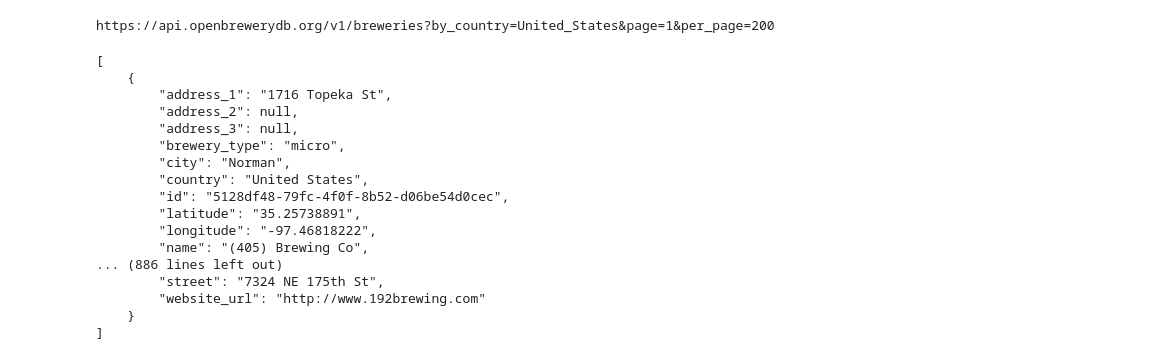
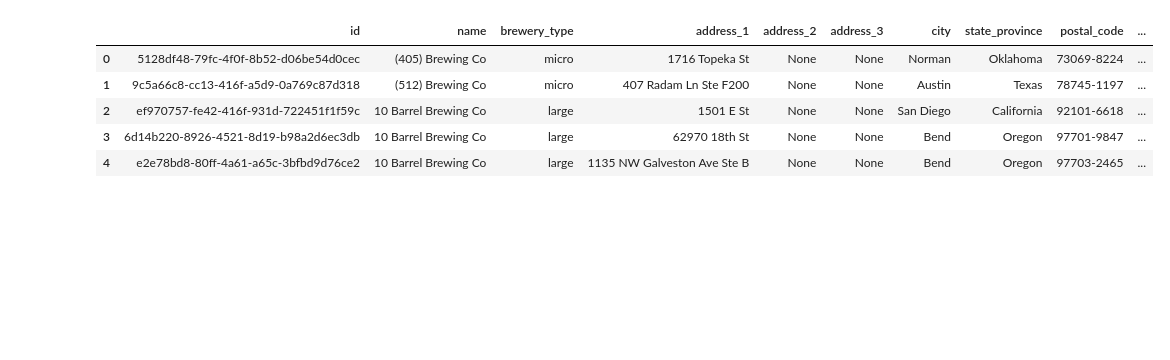
Before and after one commit to rpatel9877/project1, a Jupyter notebook: vicky_lasota/vicky_lasota.ipynb, the cells around one changed output. Cells and saved outputs as stored; diff of their text form; code cells hidden in the pictures; blank space fills up the shorter version.

```diff
--- a/vicky_lasota/vicky_lasota.ipynb
+++ b/vicky_lasota/vicky_lasota.ipynb
@@ -11,40 +14,41 @@ import scipy.stats as st
-# %%
-# URL for GET requests to retrieve brewery data
-base_url = 'https://api.openbrewerydb.org/v1/breweries?'
-
-country = 'United_States'
-
-page = '1'
-
-query_url = base_url + "by_country="+ country + "&page="+ page + "&per_page=200"
-
-#https://api.openbrewerydb.org/v1/breweries?by_country=United_States&page=1&per_page=200
-
-print(query_url)
-# %% [output]
-https://api.openbrewerydb.org/v1/breweries?by_country=United_States&page=1&per_page=200
+# %%
+# URL for GET requests to retrieve brewery data
+base_url = 'https://api.openbrewerydb.org/v1/breweries?by_country=United_States'
+
+#example of the url for the first page
+#https://api.openbrewerydb.org/v1/breweries?by_country=United_States&page=1&per_page=200
+#query_url = base_url + "&page="+ page + "&per_page=200"
+
+# Define an empty list to fetch the page data for each set of data
+brewery_data = []
+
+# Loop through the pages to get all the data
+for page in range(1, 156):
+    query_url = base_url + "&page="+ str(page) + "&per_page=200"
+    response = requests.get(query_url).json()
+    brewery_data.append(response)
+
+# Create a list of all the breweries
+breweries = []
+for page in brewery_data:
+    for brewery in page:
+        breweries.append(brewery)
+
+# Create a dataframe from the list of breweries
+breweries_df = pd.DataFrame(breweries)
+
+breweries_df.head()
+# %% [output]
+|  | id | name | brewery_type | address_1 | address_2 | address_3 | city | state_province | postal_code | ... |
+| 0 | 5128df48-79fc-4f0f-8b52-d06be54d0cec | (405) Brewing Co | micro | 1716 Topeka St | None | None | Norman | Oklahoma | 73069-8224 | ... |
+| 1 | 9c5a66c8-cc13-416f-a5d9-0a769c87d318 | (512) Brewing Co | micro | 407 Radam Ln Ste F200 | None | None | Austin | Texas | 78745-1197 | ... |
+| 2 | ef970757-fe42-416f-931d-722451f1f59c | 10 Barrel Brewing Co | large | 1501 E St | None | None | San Diego | California | 92101-6618 | ... |
+| 3 | 6d14b220-8926-4521-8d19-b98a2d6ec3db | 10 Barrel Brewing Co | large | 62970 18th St | None | None | Bend | Oregon | 97701-9847 | ... |
+| 4 | e2e78bd8-80ff-4a61-a65c-3bfbd9d76ce2 | 10 Barrel Brewing Co | large | 1135 NW Galveston Ave Ste B | None | None | Bend | Oregon | 97703-2465 | ... |
 # %%
 # Pretty print JSON for all launchpads
 
-response = requests.get(query_url).json()
-print(json.dumps(response, indent=4, sort_keys=True))
+#response = requests.get(query_url).json()
+#print(json.dumps(response, indent=4, sort_keys=True))
-# %% [output]
-[
-    {
-        "address_1": "1716 Topeka St",
-        "address_2": null,
-        "address_3": null,
-        "brewery_type": "micro",
-        "city": "Norman",
-        "country": "United States",
-        "id": "5128df48-79fc-4f0f-8b52-d06be54d0cec",
-        "latitude": "35.25738891",
-        "longitude": "-97.46818222",
-        "name": "(405) Brewing Co",
-... (886 lines left out)
-        "street": "7324 NE 175th St",
-        "website_url": "http://www.192brewing.com"
-    }
-]
 # %%
 #create a dataframe from the json response
```
Also changed, not shown: parts of 12 cells of this notebook, 1 other file.
